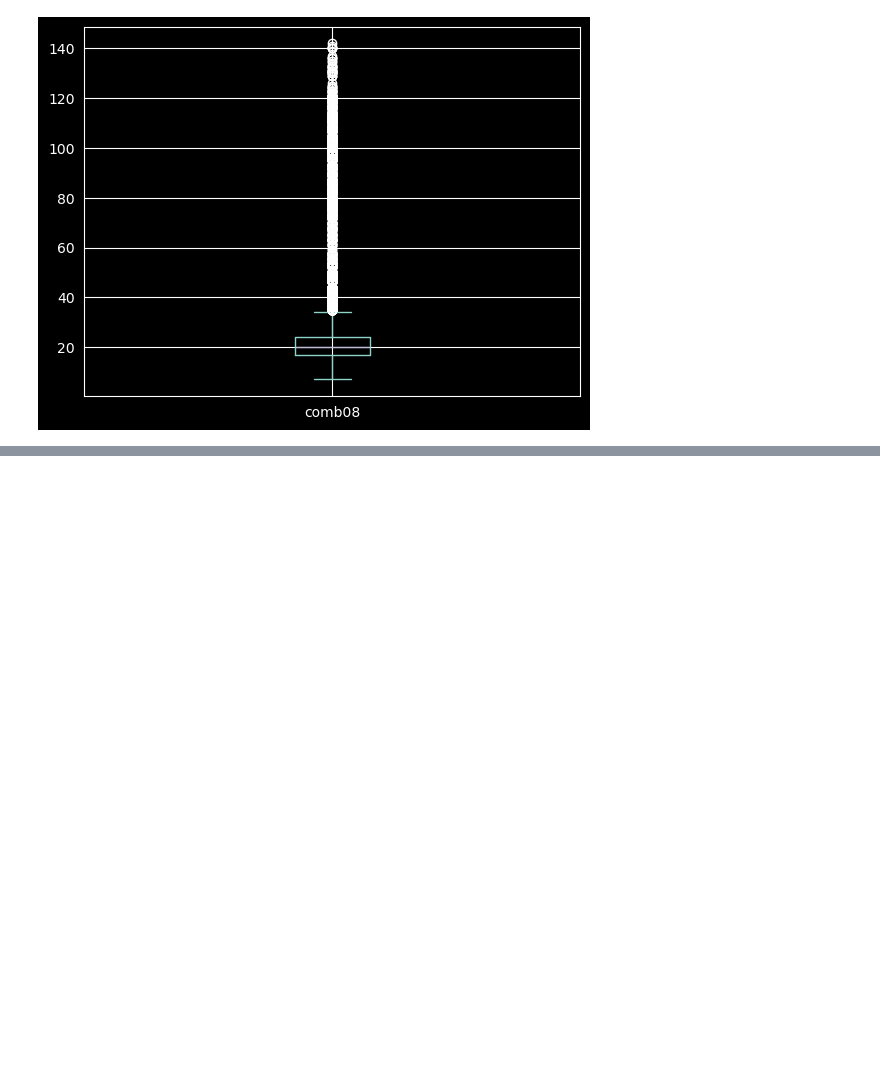
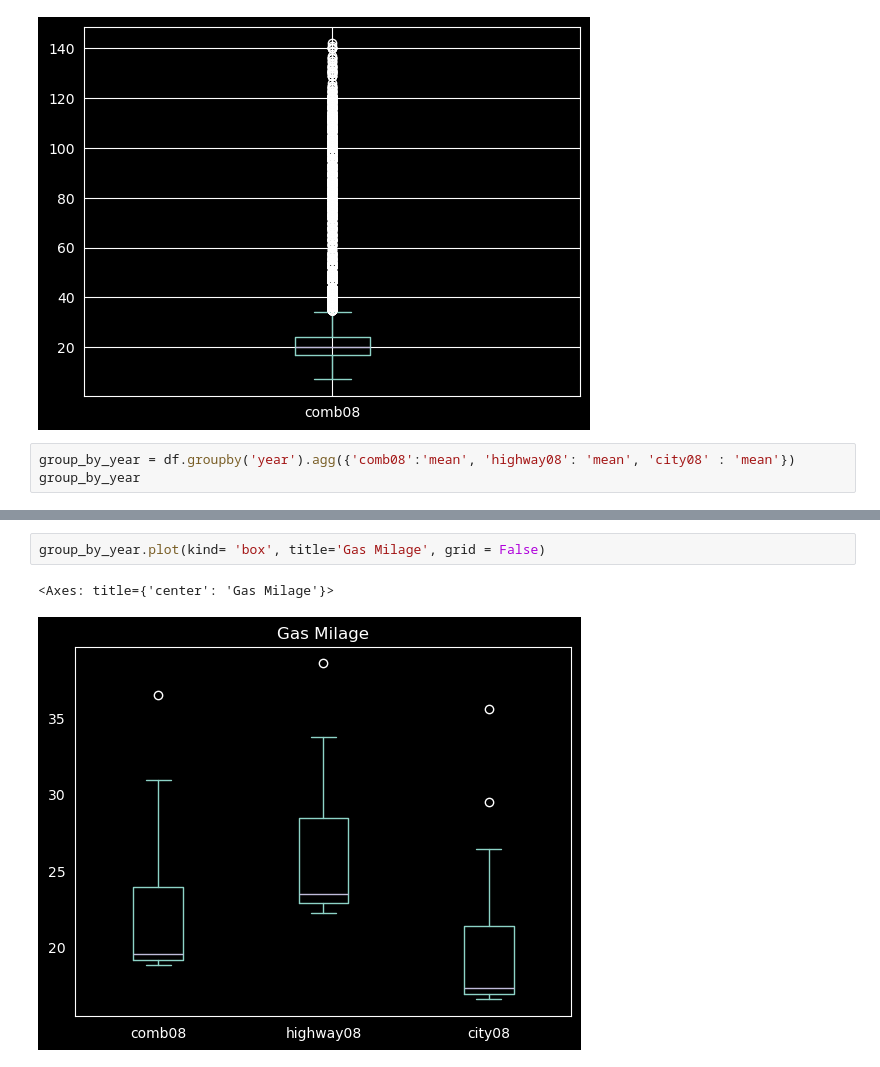
Before and after one commit to BeziKaviani/data-science-ml-learning-path, a Jupyter notebook: 04-data-visualization/visuallization.ipynb, the cells around one changed output, grey strips where cells are left out. Drawn from its saved outputs; the diff is of its cells as text; blank space fills up the shorter version.

```diff
--- a/04-data-visualization/visuallization.ipynb
+++ b/04-data-visualization/visuallization.ipynb
@@ -314,3 +316,6 @@ df['comb08'].plot(kind='box')
 # %% [output]
 <Axes: >
 [figure]
+# %%
+group_by_year = df.groupby('year').agg({'comb08':'mean', 'highway08': 'mean', 'city08' : 'mean'})
+group_by_year
@@ -316,0 +341,5 @@ df['comb08'].plot(kind='box')
+# %%
+group_by_year.plot(kind= 'box', title='Gas Milage', grid = False)
+# %% [output]
+<Axes: title={'center': 'Gas Milage'}>
+[figure, added]
```
Also changed, not shown: parts of 3 cells of this notebook.
